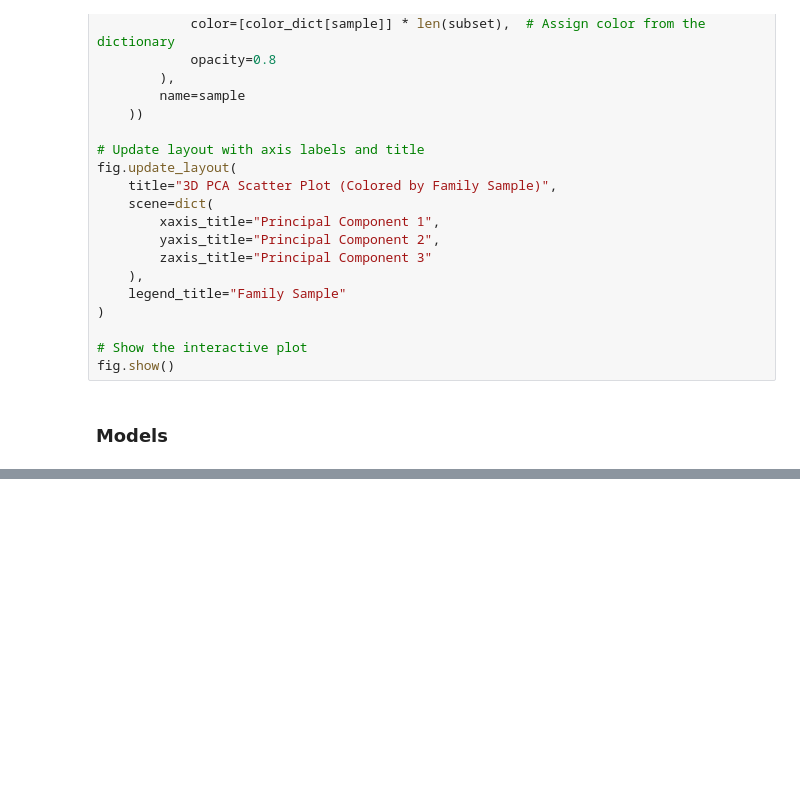
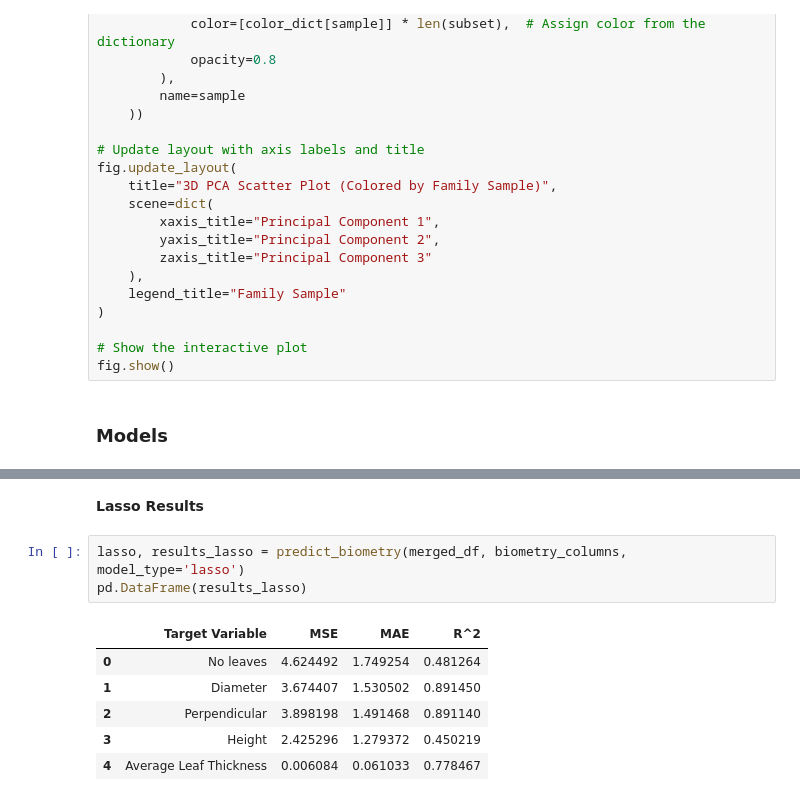
Before and after one commit to rodribro/TimeSeries, a Jupyter notebook: main_notebook.ipynb, the cells around one changed output, grey strips where cells are left out. Drawn from its saved outputs; the diff is of its cells as text; blank space fills up the shorter version.

```diff
--- a/main_notebook.ipynb
+++ b/main_notebook.ipynb
@@ -712,0 +575,12 @@ XGBoost Regression Results:
+# %% [markdown]
+<b> Lasso Results </b>
+# %%
+lasso, results_lasso = predict_biometry(merged_df, biometry_columns, model_type='lasso')
+pd.DataFrame(results_lasso)
+# %% [output]
+|  | Target Variable | MSE | MAE | R^2 |
+| 0 | No leaves | 4.624492 | 1.749254 | 0.481264 |
+| 1 | Diameter | 3.674407 | 1.530502 | 0.891450 |
+| 2 | Perpendicular | 3.898198 | 1.491468 | 0.891140 |
+| 3 | Height | 2.425296 | 1.279372 | 0.450219 |
+| 4 | Average Leaf Thickness | 0.006084 | 0.061033 | 0.778467 |
```
Also changed, not shown: parts of 22 cells of this notebook.
